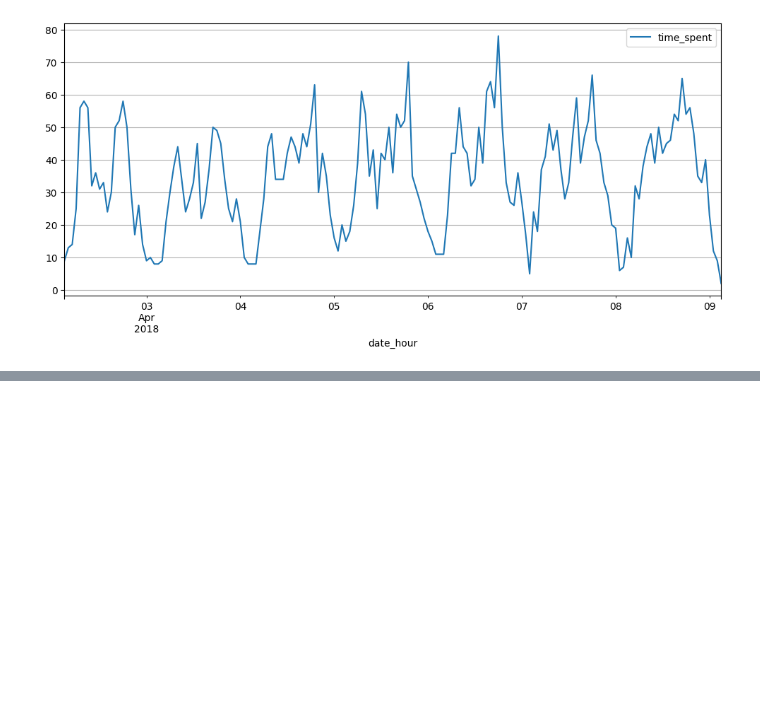
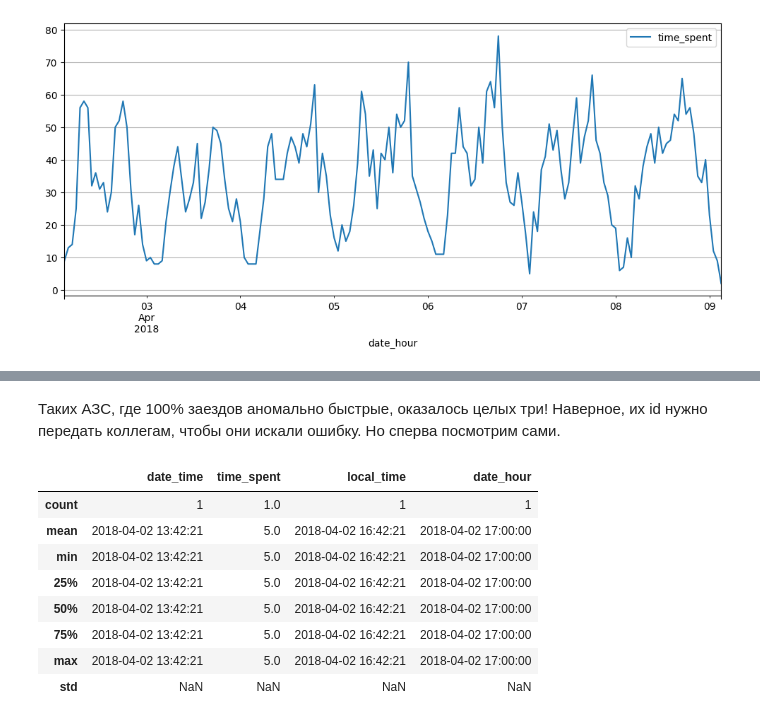
Before and after one commit to whogavehope/Learning-data-analysis, a Jupyter notebook: Курс Яндекс Часть 1.ipynb, the cells around one changed output, grey strips where cells are left out. Drawn from its saved outputs; the diff is of its cells as text; code cells hidden in the pictures; blank space fills up the shorter version.

```diff
--- a/Курс Яндекс Часть 1.ipynb
+++ b/Курс Яндекс Часть 1.ipynb
@@ -1287,0 +1375,14 @@ visits.query('id == "3c1e4c52"').pivot_table(index = 'date_hour',values = 'time_
+# %% [markdown]
+Таких АЗС, где 100% заездов аномально быстрые, оказалось целых три! Наверное, их id нужно передать коллегам, чтобы они искали ошибку. Но сперва посмотрим сами.
+# %%
+visits.query('id == "c96c61cd"').describe()
+# %% [output]
+|  | date_time | time_spent | local_time | date_hour |
+| count | 1 | 1.0 | 1 | 1 |
+| mean | 2018-04-02 13:42:21 | 5.0 | 2018-04-02 16:42:21 | 2018-04-02 17:00:00 |
+| min | 2018-04-02 13:42:21 | 5.0 | 2018-04-02 16:42:21 | 2018-04-02 17:00:00 |
+| 25% | 2018-04-02 13:42:21 | 5.0 | 2018-04-02 16:42:21 | 2018-04-02 17:00:00 |
+| 50% | 2018-04-02 13:42:21 | 5.0 | 2018-04-02 16:42:21 | 2018-04-02 17:00:00 |
+| 75% | 2018-04-02 13:42:21 | 5.0 | 2018-04-02 16:42:21 | 2018-04-02 17:00:00 |
+| max | 2018-04-02 13:42:21 | 5.0 | 2018-04-02 16:42:21 | 2018-04-02 17:00:00 |
+| std | NaN | NaN | NaN | NaN |
```
Also changed, not shown: parts of 33 cells of this notebook.
